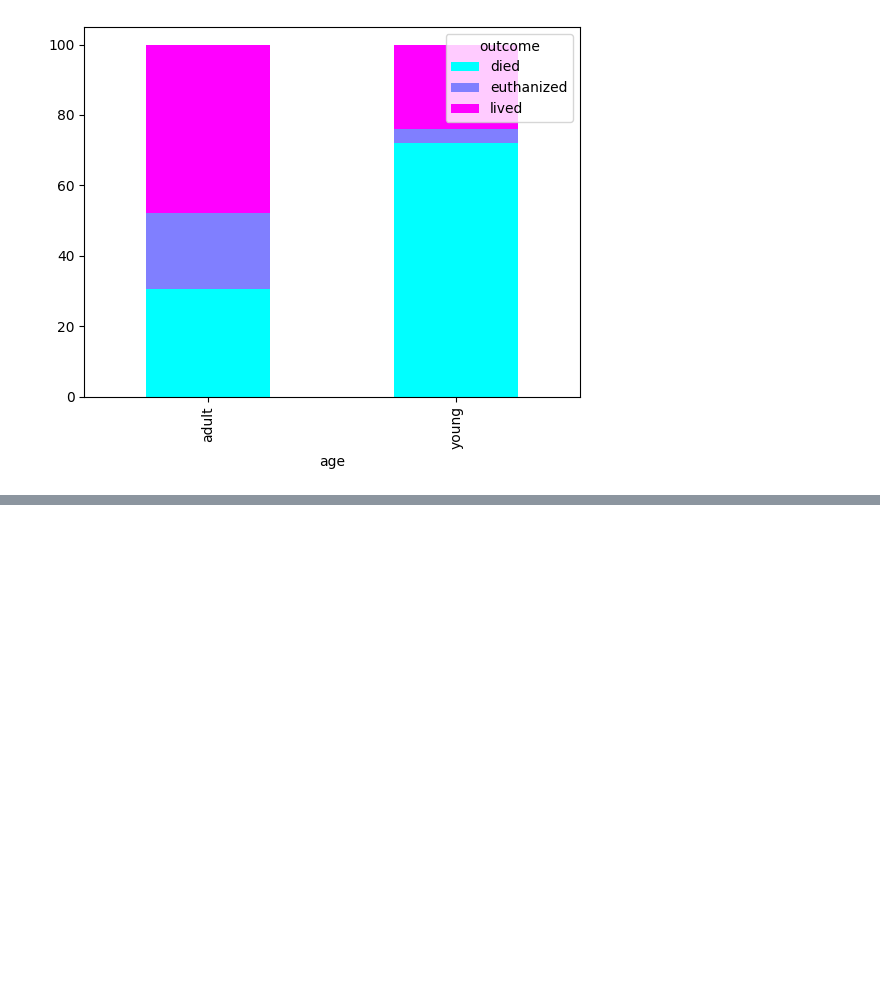
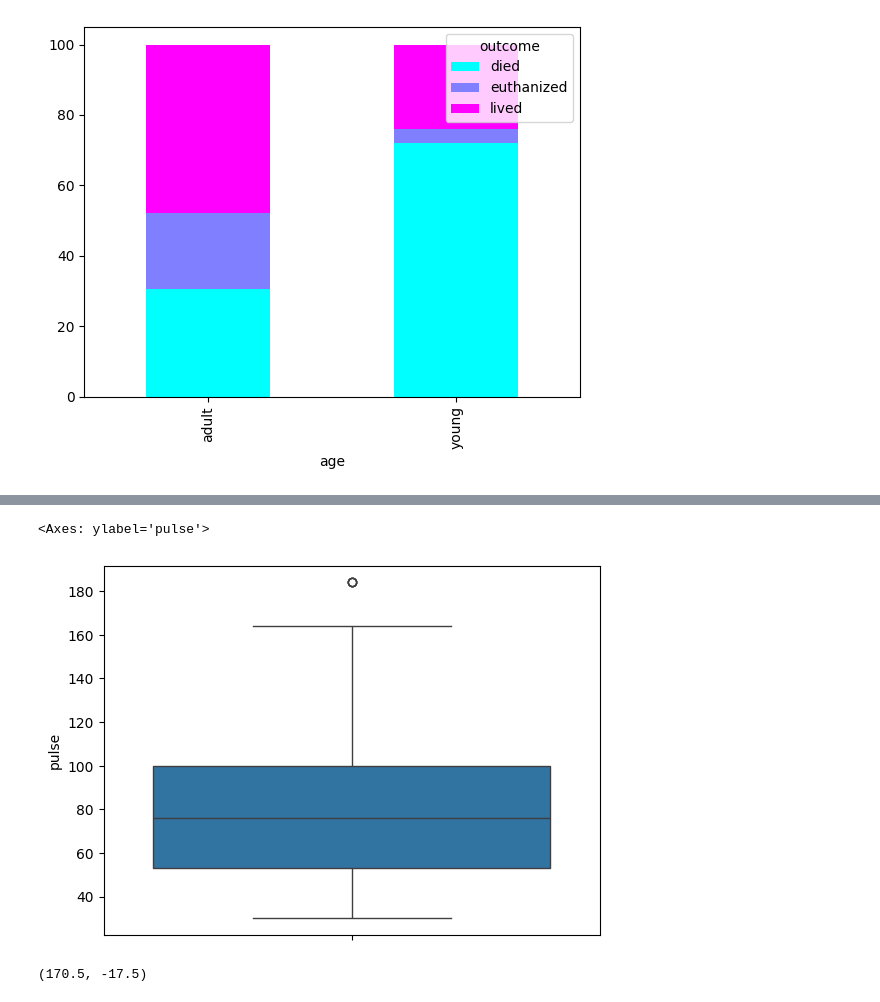
Before and after one commit to Iouize/e2, a Jupyter notebook: plus.ipynb, the cells around one changed output, grey strips where cells are left out. Drawn from its saved outputs; the diff is of its cells as text; code cells hidden in the pictures; blank space fills up the shorter version.

```diff
--- a/plus.ipynb
+++ b/plus.ipynb
@@ -29,0 +133,5 @@ pivot.plot(
+# %%
+sns.boxplot(train['pulse'])
+# %% [output]
+<Axes: ylabel='pulse'>
+[figure, added]
@@ -29,0 +146,4 @@ pivot.plot(
+# %%
+upper_limit, lower_limit
+# %% [output]
+(170.5, -17.5)
```
Also changed, not shown: parts of 33 cells of this notebook, 3 other files.
